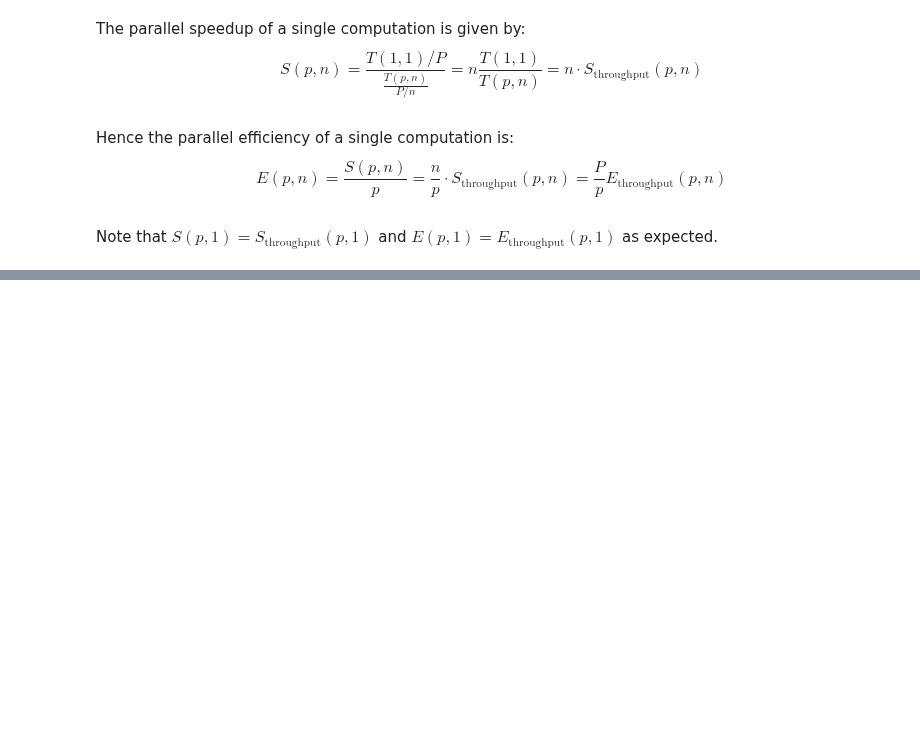
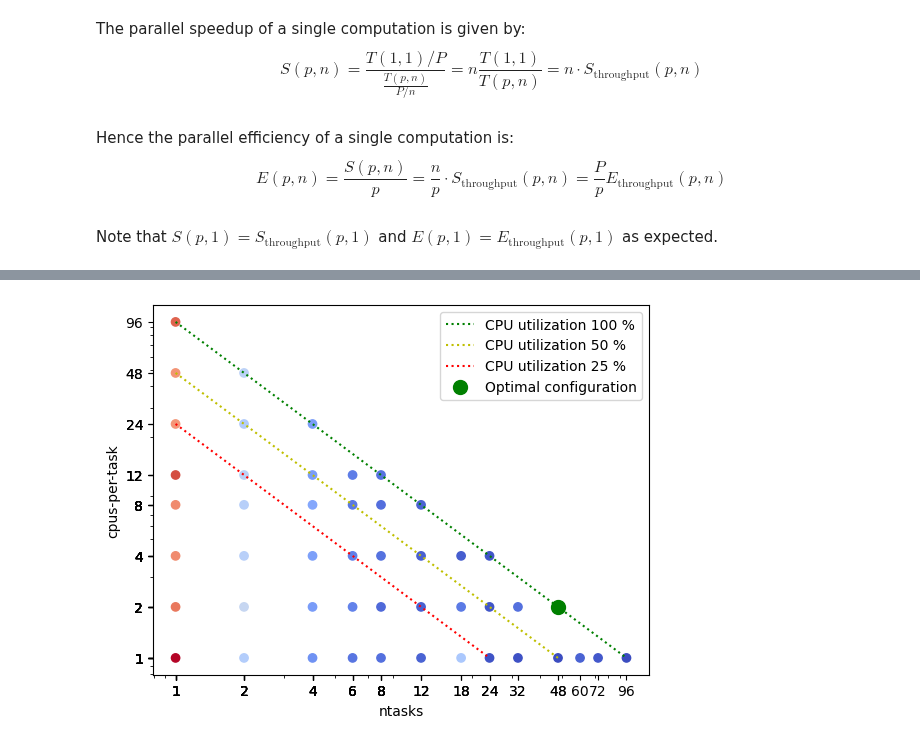
Before and after one commit to gjbex/Best-practices-for-data-science-on-HPC, a Jupyter notebook: source-code/throughput-computing/job_configurations.ipynb, the cells around one changed output, grey strips where cells are left out. Drawn from its saved outputs; the diff is of its cells as text; code cells hidden in the pictures; blank space fills up the shorter version.

```diff
--- a/source-code/throughput-computing/job_configurations.ipynb
+++ b/source-code/throughput-computing/job_configurations.ipynb
@@ -128,0 +170,11 @@ Note that $S(p, 1) = S_{\mathrm{throughput}}(p, 1)$ and $E(p, 1) = E_{\mathrm{th
+# %%
+def scale_data(data, nr_computations):
+    scaled_data = {}
+    for idx, walltime in data.items():
+        ntasks, _ = idx
+        nr_iterations = -(-nr_computations//ntasks)
+        scaled_data[idx] = data[idx]*nr_iterations
+
+    return scaled_data
+# %%
+scaled_data = scale_data(data, 96*2)
@@ -128,0 +209,27 @@ Note that $S(p, 1) = S_{\mathrm{throughput}}(p, 1)$ and $E(p, 1) = E_{\mathrm{th
+# %%
+def reformat_data(data):
+    ntasks, cpus_per_task, walltimes = [], [], []
+    for idx, walltime in data.items():
+        ntasks.append(idx[0])
+        cpus_per_task.append(idx[1])
+        walltimes.append(walltime)
+    return ntasks, cpus_per_task, walltimes
+# %%
+ntasks, cpus_per_task, walltimes = reformat_data(scaled_data)
+# %%
+plt.plot([1, 96], [96, 1], 'g:', label='CPU utilization 100 %')
+plt.plot([1, 48], [48, 1], 'y:', label='CPU utilization 50 %')
+plt.plot([1, 24], [24, 1], 'r:', label='CPU utilization 25 %')
+axis = plt.gca()
+axis.scatter(ntasks, cpus_per_task, c=walltimes, cmap='coolwarm');
+axis.set_xscale('log')
+axis.set_yscale('log')
+plt.xticks(ntasks, [str(n) for n in ntasks]);
+plt.xlabel('ntasks');
+plt.yticks(cpus_per_task, [str(p) for p in cpus_per_task]);
+plt.ylabel('cpus-per-task');
+best_config = min(scaled_data, key=lambda idx: scaled_data[idx])
+plt.plot([best_config[0]], [best_config[1]], 'go', label='Optimal configuration', markersize=10)
+plt.legend();
+# %% [output]
+[figure, added]
```
Also changed, not shown: parts of 8 cells of this notebook, 1 other file.
